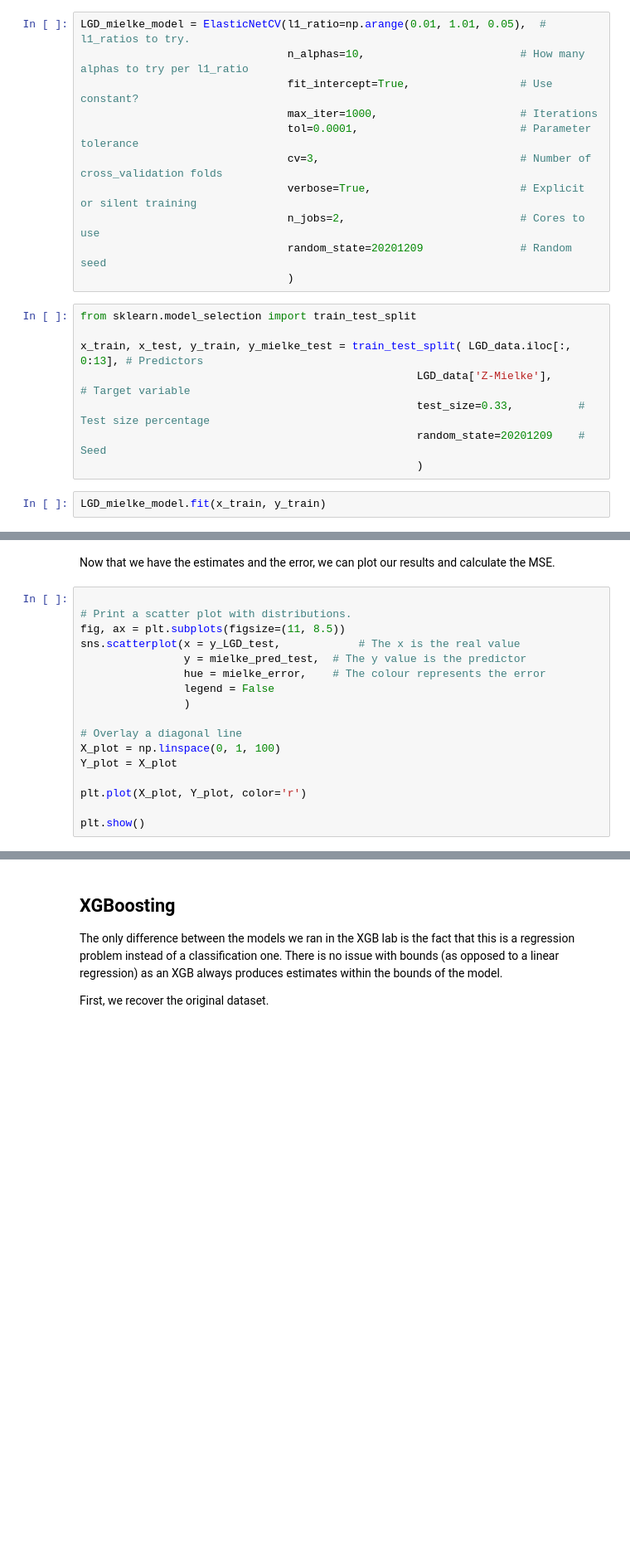
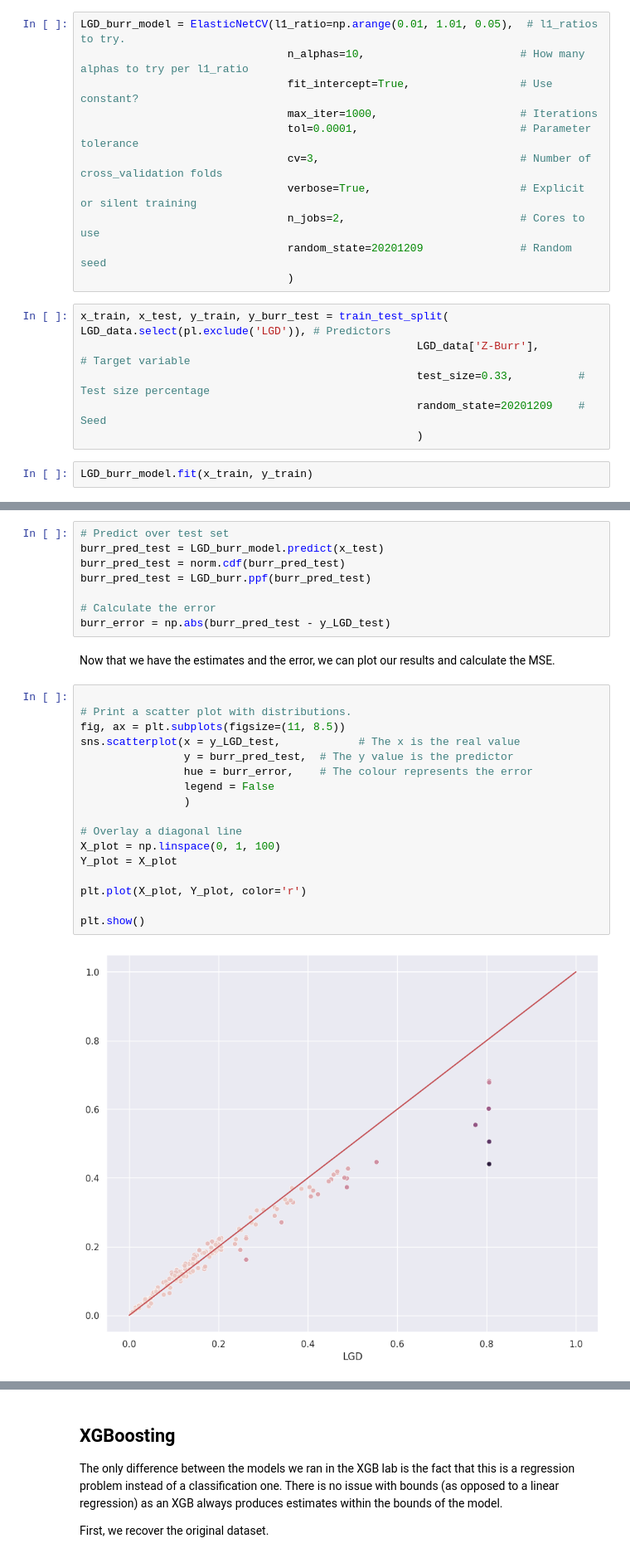
Before and after one commit to CBravoR/AdvancedAnalyticsLabs, a Jupyter notebook: notebooks/python/Lab_LGD_Modelling.ipynb, the cells around one changed output, grey strips where cells are left out. Shown at 83% size. Cells and saved outputs as stored; diff of their text form; blank space fills up the shorter version.

```diff
--- a/notebooks/python/Lab_LGD_Modelling.ipynb
+++ b/notebooks/python/Lab_LGD_Modelling.ipynb
@@ -182,5 +357,5 @@ Our data is perfectly mapped to a normal regression. Now we are ready to run the
 # %%
-LGD_mielke_model = ElasticNetCV(l1_ratio=np.arange(0.01, 1.01, 0.05),  # l1_ratios to try.
+LGD_burr_model = ElasticNetCV(l1_ratio=np.arange(0.01, 1.01, 0.05),  # l1_ratios to try.
                                 n_alphas=10,                        # How many alphas to try per l1_ratio
                                 fit_intercept=True,                 # Use constant?
                                 max_iter=1000,                      # Iterations
@@ -191,12 +366,10 @@ LGD_mielke_model = ElasticNetCV(l1_ratio=np.arange(0.01, 1.01, 0.05),  # l1_rati
                                 random_state=20201209               # Random seed
                                 )
 # %%
-from sklearn.model_selection import train_test_split
-
-x_train, x_test, y_train, y_mielke_test = train_test_split( LGD_data.iloc[:, 0:13], # Predictors
-                                                    LGD_data['Z-Mielke'],         # Target variable
+x_train, x_test, y_train, y_burr_test = train_test_split( LGD_data.select(pl.exclude('LGD')), # Predictors
+                                                    LGD_data['Z-Burr'],         # Target variable
                                                     test_size=0.33,          # Test size percentage
                                                     random_state=20201209    # Seed
                                                     )
 # %%
-LGD_mielke_model.fit(x_train, y_train)
+LGD_burr_model.fit(x_train, y_train)
@@ -269,20 +410,30 @@ mielke_error = np.abs(mielke_pred_test - y_LGD_test)
+# %%
+# Predict over test set
+burr_pred_test = LGD_burr_model.predict(x_test)
+burr_pred_test = norm.cdf(burr_pred_test)
+burr_pred_test = LGD_burr.ppf(burr_pred_test)
+
+# Calculate the error
+burr_error = np.abs(burr_pred_test - y_LGD_test)
 # %% [markdown]
 Now that we have the estimates and the error, we can plot our results and calculate the MSE.
 # %%
 
 # Print a scatter plot with distributions.
 fig, ax = plt.subplots(figsize=(11, 8.5))
 sns.scatterplot(x = y_LGD_test,            # The x is the real value
-                y = mielke_pred_test,  # The y value is the predictor
-                hue = mielke_error,    # The colour represents the error
+                y = burr_pred_test,  # The y value is the predictor
+                hue = burr_error,    # The colour represents the error
                 legend = False
                 )
 
 # Overlay a diagonal line
 X_plot = np.linspace(0, 1, 100)
 Y_plot = X_plot
 
 plt.plot(X_plot, Y_plot, color='r')
 
 plt.show()
+# %% [output]
+[figure, added]
 # %%
```
Also changed, not shown: parts of 52 cells of this notebook.
